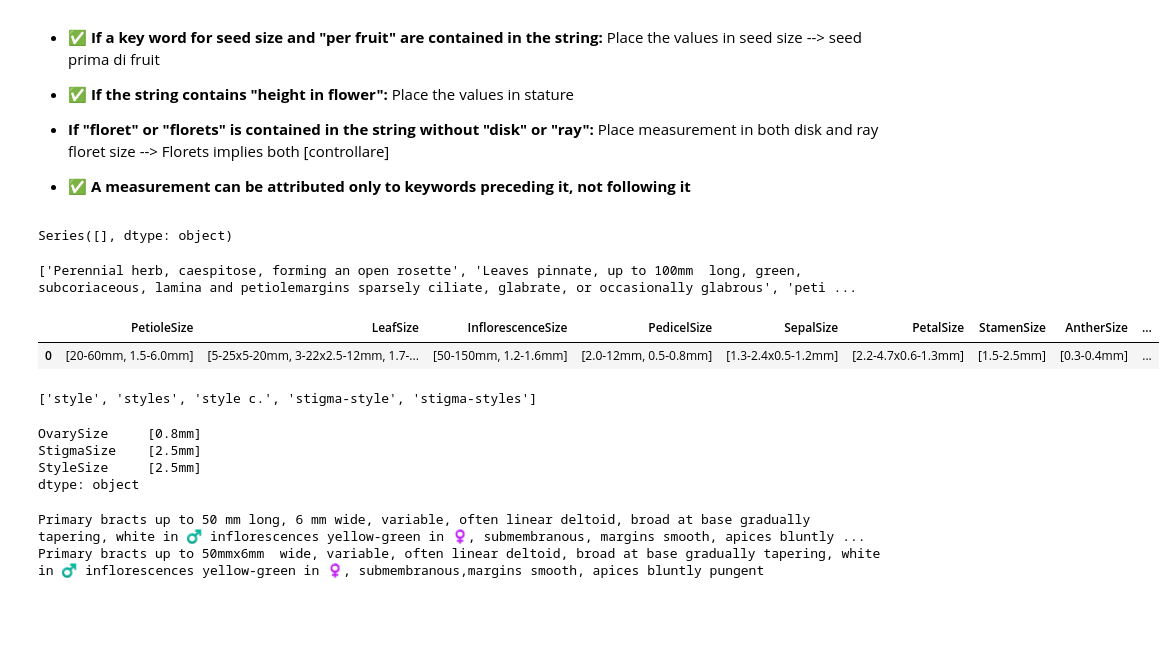
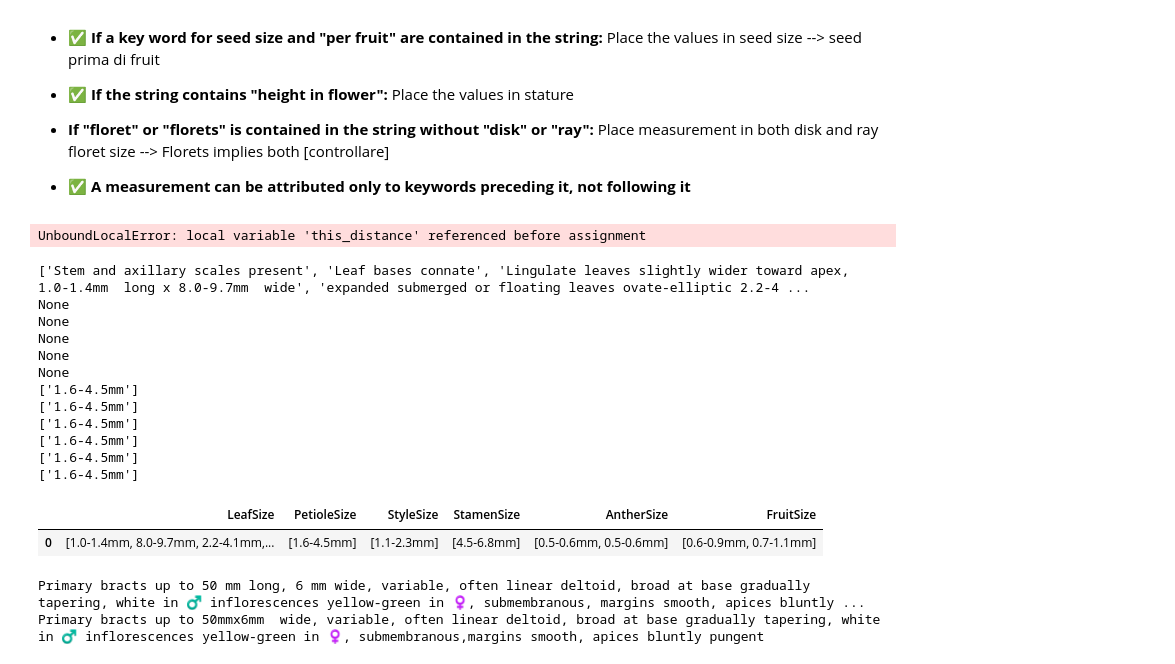
Before and after one commit to simone7monaco/newzeland-plants, a Jupyter notebook: Analysis.ipynb, the cells around one changed output. Cells and saved outputs as stored; diff of their text form; code cells hidden in the pictures; blank space fills up the shorter version.

Commit message:
Fixing errors after v2.1

```diff
--- a/Analysis.ipynb
+++ b/Analysis.ipynb
@@ -10,9 +10,13 @@ species['Features'] = species['Features'].fillna('')
 # Tabular features
 # %% [markdown]
 ## Produce
+# %%
+import json
+with open('acceptances_byCiarli.json', 'r') as f:
+	acceptances = json.load(f)
 # %%
 extra_features_df = pd.read_excel("Words before and after traits_v2.xlsx", sheet_name="Words", skiprows=1)
-extra_features_df = extra_features_df[:extra_features_df[extra_features_df.Stature.eq('Following words')].index[0]].applymap(lambda s:s.lower() if type(s) == str else s)
+extra_features_df = extra_features_df[:extra_features_df[extra_features_df.Stature.eq('Following words')].index[0]].applymap(lambda s:s.lower().strip() if type(s) == str else s)
 
 extra_features = extra_features_df.to_dict('list')
 extra_features = {k.title().replace(' ', ''): [x for x in v if str(x) != 'nan'] for k, v in extra_features.items()}
@@ -143,7 +153,7 @@ def string_preprocessing(s):
 	s = s.replace('--', '-').replace('-.', '-').replace('..', '.')
 	s = s.replace('(', '').replace(')', '')
 	s = re.sub(r'\s(c|ca|o)\.', ' foo ', s) # remove all ' c.'
-	s = re.sub(r'\s+(?=[cmd]?m)', '', s) # remove all spaces before measures (mm, cm, dm, m, these strings only if padded by a space)
+	s = re.sub(r'(?<=\d)\s+(?=[cmd]?m)', '', s) # remove all spaces before measures (mm, cm, dm, m, these strings only if padded by a space)
 	s = re.sub(r'\s*-\s*', '-', s) # remove spaces around hyphens
 	s = re.sub(r'(?<=\d)\s*\.(?=\d)', '.', s) # remove spaces before dot if followed and preceded by a number
 	s = re.sub(r'(?<=\s)\.(?=\d)', '0.', s) # add a 0 before a dot if it is preceded by a space and a "not number" and followed by a number (e.g. foo .5 --> foo 0.5)
@@ -160,11 +170,3 @@ def string_preprocessing(s):
 	s = re.sub(r'(?<![a-z])(l|I)(?=[\s\.-]|\d)', '1', s) # replace all 'l' or "I" characters which should be '1' (e.g. l.5 --> 1.5). This should be followed by a space, a dot, a hyphen, or a number and not preceded by a letter
 	s = re.sub('|'.join(words_to_remove), '', s, flags=re.IGNORECASE) # remove words to remove
 	return s
-
-features = species.Features.apply(string_preprocessing).str.split(r'(?<!\sc)[.;]\s|;').reset_index().apply(lambda x: extract_features(x.SpeciesName, x.Features), axis=1)
-features = features.applymap(lambda x: '; '.join(x) if not isinstance(x, float) else x)
-features.index = species.index
-# %%
-extract_features('', 'Primary bracts up to 50mmx6mm  wide, variable')
-# %% [output]
-Series([], dtype: object)
@@ -171,23 +177,28 @@ Series([], dtype: object)
+# %%
+feat = 'expanded submerged or floating leaves ovate-elliptic 2.2-4.1mm  long x 0.8-2.5mm  wide, venation complex with frequent branches arising within and outside the secondary veins, secondary veins sometimes undulating, petiole 1.6-4.5mm  long'
+extract_features('foo', [feat])
+# %% [output]
+UnboundLocalError: local variable 'this_distance' referenced before assignment
 # %%
-sp = 'cardamine-subcarnosa'
+sp = 'callitriche-chathamensis'
 ft = species.iloc[species.index.get_loc(sp):species.index.get_loc(sp)+1].Features
 print(ft.apply(string_preprocessing).str.split(r'(?<!\sc)[.;]\s|;')[0])
 ft.apply(string_preprocessing).str.split(r'(?<!\sc)[.;]\s|;').reset_index().apply(lambda x: extract_features(x.SpeciesName, x.Features), axis=1)
 # %% [output]
-['Perennial herb, caespitose, forming an open rosette', 'Leaves pinnate, up to 100mm  long, green, subcoriaceous, lamina and petiolemargins sparsely ciliate, glabrate, or occasionally glabrous', 'peti ...
+['Stem and axillary scales present', 'Leaf bases connate', 'Lingulate leaves slightly wider toward apex, 1.0-1.4mm  long x 8.0-9.7mm  wide', 'expanded submerged or floating leaves ovate-elliptic 2.2-4 ...
+None
+None
+None
+None
+None
+['1.6-4.5mm']
+['1.6-4.5mm']
+['1.6-4.5mm']
+['1.6-4.5mm']
+['1.6-4.5mm']
+['1.6-4.5mm']
-|  | PetioleSize | LeafSize | InflorescenceSize | PedicelSize | SepalSize | PetalSize | StamenSize | AntherSize | ... |
-| 0 | [20-60mm, 1.5-6.0mm] | [5-25x5-20mm, 3-22x2.5-12mm, 1.7-... | [50-150mm, 1.2-1.6mm] | [2.0-12mm, 0.5-0.8mm] | [1.3-2.4x0.5-1.2mm] | [2.2-4.7x0.6-1.3mm] | [1.5-2.5mm] | [0.3-0.4mm] | ... |
+|  | LeafSize | PetioleSize | StyleSize | StamenSize | AntherSize | FruitSize |
+| 0 | [1.0-1.4mm, 8.0-9.7mm, 2.2-4.1mm,... | [1.6-4.5mm] | [1.1-2.3mm] | [4.5-6.8mm] | [0.5-0.6mm, 0.5-0.6mm] | [0.6-0.9mm, 0.7-1.1mm] |
-# %%
-extra_features['StyleSize']
-# %% [output]
-['style', 'styles', 'style c.', 'stigma-style', 'stigma-styles']
-# %%
-extract_features('', ['Gynoecium with ovary to 0.8mm , stigma-styles 2.5mm '])
-# %% [output]
-OvarySize     [0.8mm]
-StigmaSize    [2.5mm]
-StyleSize     [2.5mm]
-dtype: object
 # %%
 s = 'Primary bracts up to 50 mm long, 6\xa0mm wide, variable, often linear deltoid, broad at base gradually tapering, white in ♂ inflorescences yellow-green in ♀, submembranous, margins smooth, apices bluntly pungent'
 print(s)
```
Also changed, not shown: parts of 3 cells of this notebook, 4 other files.
